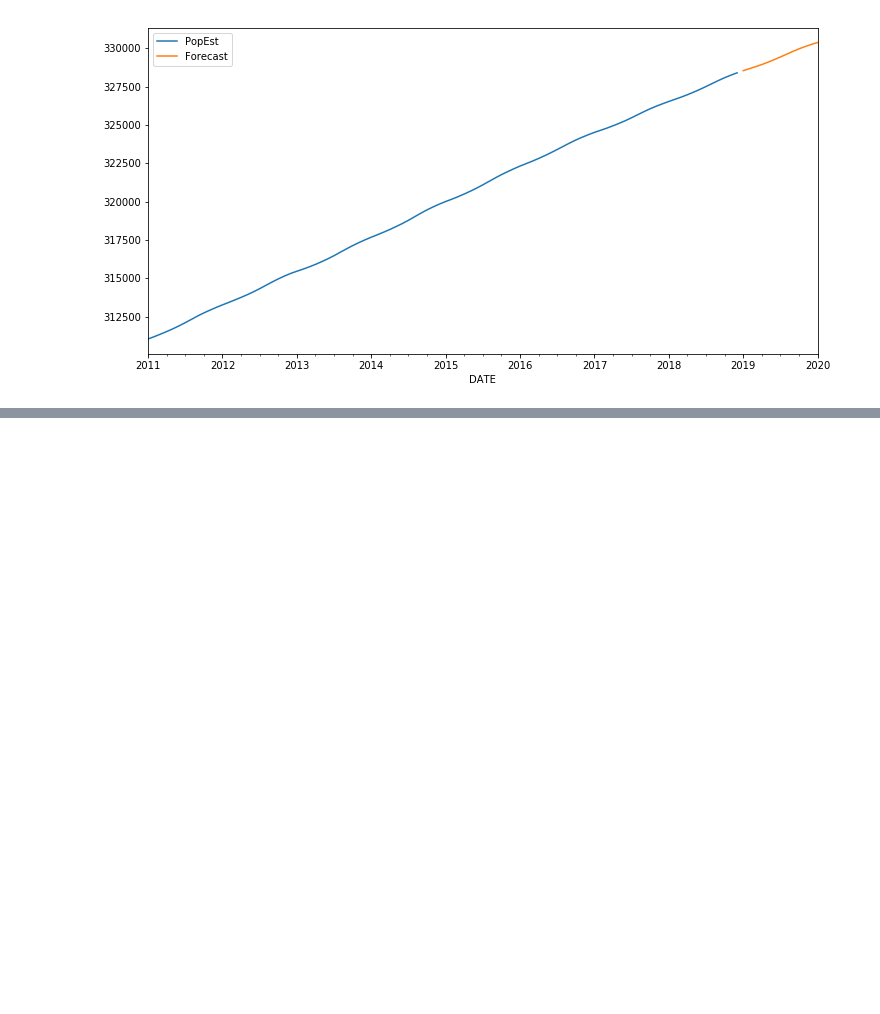
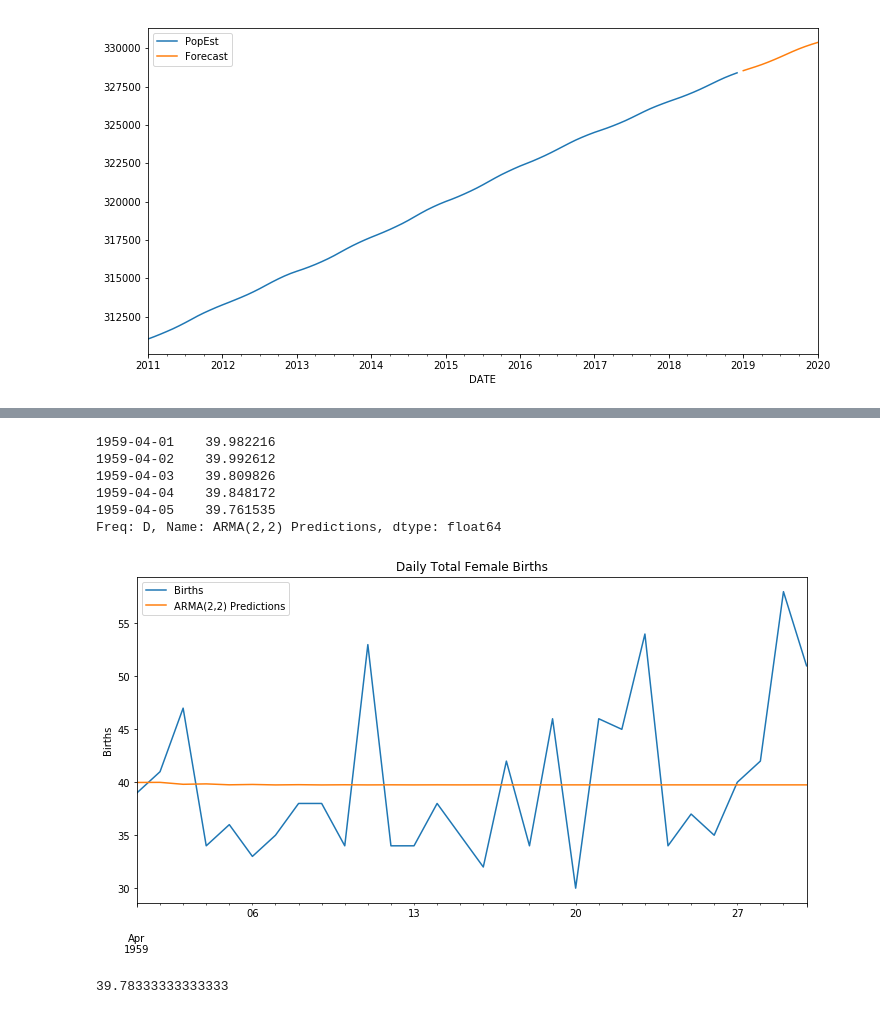
Before and after one commit to ywchiu/ctbcpy, a Jupyter notebook: Demo20190506.ipynb, the cells around one changed output, grey strips where cells are left out. Saved outputs shown, nothing was run; the diff lists cells and outputs as text; code cells hidden in the pictures; blank space fills up the shorter version.

```diff
--- a/Demo20190506.ipynb
+++ b/Demo20190506.ipynb
@@ -788,0 +1063,8 @@ fcast.plot(legend=True,figsize=(12,6));
+# %%
+train = df1.iloc[:90]
+test = df1.iloc[90:]
+# %%
+from statsmodels.tsa.arima_model import ARMA
+model = ARMA(train['Births'],order=(2,2))
+results = model.fit()
+results.summary()
@@ -788,0 +1092,28 @@ fcast.plot(legend=True,figsize=(12,6));
+# %%
+start=len(train)
+end=len(train)+len(test)-1
+predictions = results.predict(start=start, end=end).rename('ARMA(2,2) Predictions')
+# %%
+predictions.head()
+# %% [output]
+1959-04-01    39.982216
+1959-04-02    39.992612
+1959-04-03    39.809826
+1959-04-04    39.848172
+1959-04-05    39.761535
+Freq: D, Name: ARMA(2,2) Predictions, dtype: float64
+# %%
+title = 'Daily Total Female Births'
+ylabel='Births'
+xlabel=''
+
+ax = test['Births'].plot(legend=True,figsize=(12,6),title=title)
+predictions.plot(legend=True)
+ax.autoscale(axis='x',tight=True)
+ax.set(xlabel=xlabel, ylabel=ylabel);
+# %% [output]
+[figure, added]
+# %%
+df1['Births'].mean()
+# %% [output]
+39.78333333333333
```
Also changed, not shown: parts of 43 cells of this notebook, 1 other file.
